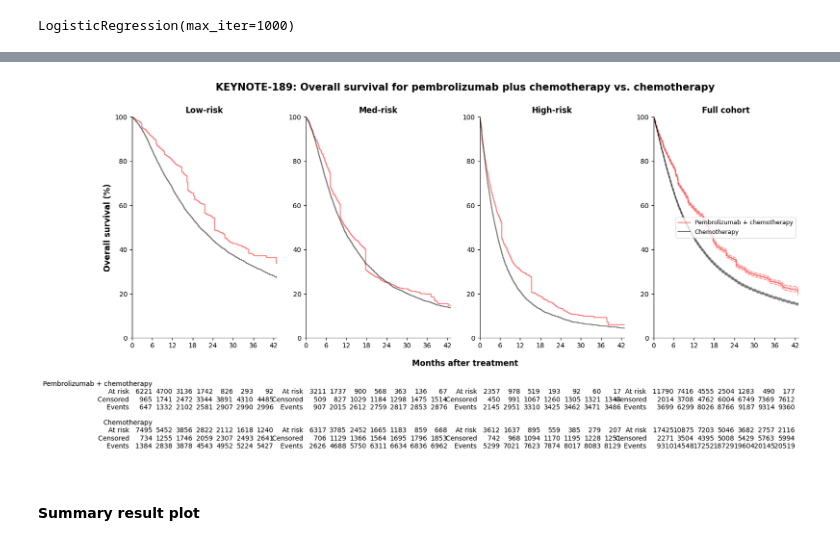
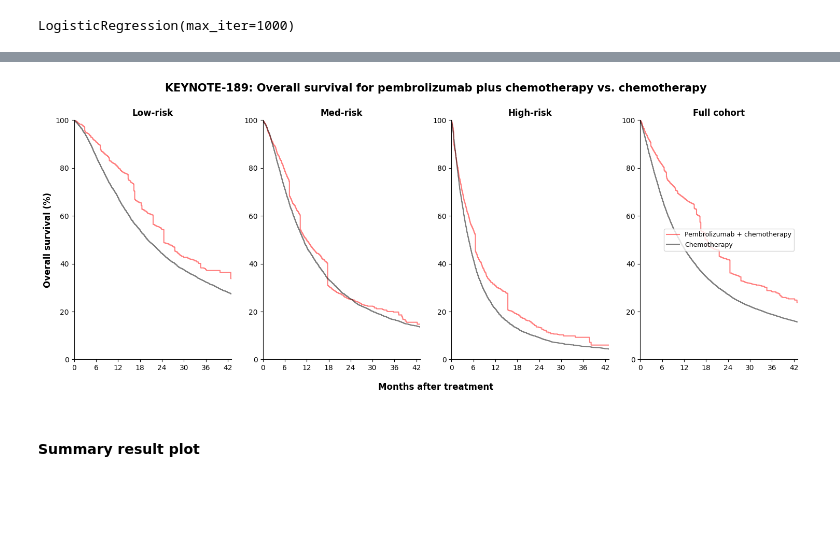
Before and after one commit to xavier-orcutt/TrialTranslator-notebooks, a Jupyter notebook: lung/rtrials_wt3r_33c.ipynb, the cells around one changed output, grey strips where cells are left out. Drawn from its saved outputs; the diff is of its cells as text; code cells hidden in the pictures; blank space fills up the shorter version.

```diff
--- a/lung/rtrials_wt3r_33c.ipynb
+++ b/lung/rtrials_wt3r_33c.ipynb
@@ -2559,10 +2566,12 @@ LogisticRegression(max_iter=1000)
 pred_low = lr_189_low.predict_proba(key_189_low_x)
 pred_med = lr_189_med.predict_proba(key_189_med_x)
 pred_high = lr_189_high.predict_proba(key_189_high_x)
+pred_all = lr_189_all.predict_proba(key_189_all_x)
 # %%
 key_189_iptw_low['ps'] = pred_low[:, 1]
 key_189_iptw_med['ps'] = pred_med[:, 1]
 key_189_iptw_high['ps'] = pred_high[:, 1]
+key_189_iptw_all['ps'] = pred_all[:, 1]
 # %%
 key_189_iptw_low['weight'] = (
     np.where(key_189_iptw_low['pembro'] == 1, 1/key_189_iptw_low['ps'], 1/(1 - key_189_iptw_low['ps'])))
@@ -2572,8 +2581,9 @@ key_189_iptw_med['weight'] = (
 
 key_189_iptw_high['weight'] = (
     np.where(key_189_iptw_high['pembro'] == 1, 1/key_189_iptw_high['ps'], 1/(1 - key_189_iptw_high['ps'])))
+
+key_189_iptw_all['weight'] = (
+    np.where(key_189_iptw_all['pembro'] == 1, 1/key_189_iptw_all['ps'], 1/(1 - key_189_iptw_all['ps'])))
-# %%
-key_189_iptw_all = pd.concat([key_189_iptw_low, key_189_iptw_med, key_189_iptw_high])
 # %%
 # Low KM curves
 kmf_low_pembro_189_iptw = KaplanMeierFitter()
@@ -2643,14 +2653,8 @@ fig = plt.figure(figsize=(18, 6))
 plt.subplot(1, 4, 1)
 
 plt.step(kmf_low_pembro_189_iptw.timeline, kmf_low_pembro_189_iptw.survival_function_.values*100, color = 'red', alpha = 0.5)
-#plt.step(kmf_low_pembro_189_iptw.confidence_interval_.index, np.array(kmf_low_pembro_189_iptw.confidence_interval_['KM_estimate_upper_0.95'])*100, linestyle = '--', color = 'red', alpha = 0.3)
-#plt.step(kmf_low_pembro_189_iptw.confidence_interval_.index, np.array(kmf_low_pembro_189_iptw.confidence_interval_['KM_estimate_lower_0.95'])*100, linestyle = '--', color = 'red', alpha = 0.3)
-#plt.fill_between(kmf_low_pembro_189_iptw.timeline, np.array(kmf_low_pembro_189_iptw.confidence_interval_['KM_estimate_upper_0.95'])*100, np.array(kmf_low_pembro_189_iptw.confidence_interval_['KM_estimate_lower_0.95'])*100, facecolor = 'red', alpha = 0.1)
 
 plt.step(kmf_low_plat_189_iptw.timeline, kmf_low_plat_189_iptw.survival_function_.values*100, color = 'black', alpha = 0.5)
-#plt.step(kmf_low_plat_189_iptw.confidence_interval_.index, np.array(kmf_low_plat_189_iptw.confidence_interval_['KM_estimate_upper_0.95'])*100, linestyle = '--', color = 'black', alpha = 0.3)
-#plt.step(kmf_low_plat_189_iptw.confidence_interval_.index, np.array(kmf_low_plat_189_iptw.confidence_interval_['KM_estimate_lower_0.95'])*100, linestyle = '--', color = 'black', alpha = 0.3)
-#plt.fill_between(kmf_low_plat_189_iptw.timeline, np.array(kmf_low_plat_189_iptw.confidence_interval_['KM_estimate_upper_0.95'])*100, np.array(kmf_low_plat_189_iptw.confidence_interval_['KM_estimate_lower_0.95'])*100, facecolor = 'black', alpha = 0.1)
 
 plt.xticks(np.arange(0, 43, 6))
 plt.xlim(0, 43)
@@ -2662,20 +2666,12 @@ plt.ylabel('Overall survival (%)', size = 12, weight = 'bold')
 plt.gca().spines['top'].set_visible(False)
 plt.gca().spines['right'].set_visible(False)
 
-add_at_risk_counts(kmf_low_pembro_189_iptw, kmf_low_plat_189_iptw, ypos = -0.8, xticks = np.arange(6, 43, 6), labels = ['Pembrolizumab + chemotherapy', 'Chemotherapy'])
-
 # Plot survival curves for med risk group.
 plt.subplot(1, 4, 2)
 
 plt.step(kmf_med_pembro_189_iptw.timeline, kmf_med_pembro_189_iptw.survival_function_.values*100, color = 'red', alpha = 0.5)
-#plt.step(kmf_med_pembro_189_iptw.confidence_interval_.index, np.array(kmf_med_pembro_189_iptw.confidence_interval_['KM_estimate_upper_0.95'])*100, linestyle = '--', color = 'red', alpha = 0.3)
-#plt.step(kmf_med_pembro_189_iptw.confidence_interval_.index, np.array(kmf_med_pembro_189_iptw.confidence_interval_['KM_estimate_lower_0.95'])*100, linestyle = '--', color = 'red', alpha = 0.3)
-#plt.fill_between(kmf_med_pembro_189_iptw.timeline, np.array(kmf_med_pembro_189_iptw.confidence_interval_['KM_estimate_upper_0.95'])*100, np.array(kmf_med_pembro_189_iptw.confidence_interval_['KM_estimate_lower_0.95'])*100, facecolor = 'red', alpha = 0.1)
 
 plt.step(kmf_med_plat_189_iptw.timeline, kmf_med_plat_189_iptw.survival_function_.values*100, color = 'black', alpha = 0.5)
-#plt.step(kmf_med_plat_189_iptw.confidence_interval_.index, np.array(kmf_med_plat_189_iptw.confidence_interval_['KM_estimate_upper_0.95'])*100, linestyle = '--', color = 'black', alpha = 0.3)
-#plt.step(kmf_med_plat_189_iptw.confidence_interval_.index, np.array(kmf_med_plat_189_iptw.confidence_interval_['KM_estimate_lower_0.95'])*100, linestyle = '--', color = 'black', alpha = 0.3)
-#plt.fill_between(kmf_med_plat_189_iptw.timeline, np.array(kmf_med_plat_189_iptw.confidence_interval_['KM_estimate_upper_0.95'])*100, np.array(kmf_med_plat_189_iptw.confidence_interval_['KM_estimate_lower_0.95'])*100, facecolor = 'black', alpha = 0.1)
 
 plt.xticks(np.arange(0, 43, 6))
 plt.xlim(0, 43)
@@ -2686,20 +2682,12 @@ plt.title('Med-risk', weight = 'bold')
 plt.gca().spines['top'].set_visible(False)
 plt.gca().spines['right'].set_visible(False)
 
-add_at_risk_counts(kmf_med_pembro_189_iptw, kmf_med_plat_189_iptw, ypos = -0.8, xticks = np.arange(6, 43, 6), labels = [' ', ' '])
-
 # Plot survival curves by treatment for high risk group.
 plt.subplot(1, 4, 3)
 
 plt.step(kmf_high_pembro_189_iptw.timeline, kmf_high_pembro_189_iptw.survival_function_.values*100, color = 'red', alpha = 0.5)
-#plt.step(kmf_high_pembro_024_iptw.confidence_interval_.index, np.array(kmf_high_pembro_024_iptw.confidence_interval_['KM_estimate_upper_0.95'])*100, linestyle = '--', color = 'red', alpha = 0.3)
-#plt.step(kmf_high_pembro_024_iptw.confidence_interval_.index, np.array(kmf_high_pembro_024_iptw.confidence_interval_['KM_estimate_lower_0.95'])*100, linestyle = '--', color = 'red', alpha = 0.3)
-#plt.fill_between(kmf_high_pembro_024_iptw.timeline, np.array(kmf_high_pembro_024_iptw.confidence_interval_['KM_estimate_upper_0.95'])*100, np.array(kmf_high_pembro_024_iptw.confidence_interval_['KM_estimate_lower_0.95'])*100, facecolor = 'red', alpha = 0.1)
 
 plt.step(kmf_high_plat_189_iptw.timeline, kmf_high_plat_189_iptw.survival_function_.values*100, color = 'black', alpha = 0.5)
-#plt.step(kmf_high_plat_024_iptw.confidence_interval_.index[:-1], (np.array(kmf_high_plat_024_iptw.confidence_interval_['KM_estimate_upper_0.95'])*100)[:-1], linestyle = '--', color = 'black', alpha = 0.3)
-#plt.step(kmf_high_plat_024_iptw.confidence_interval_.index[:-1], (np.array(kmf_high_plat_024_iptw.confidence_interval_['KM_estimate_lower_0.95'])*100)[:-1], linestyle = '--', color = 'black', alpha = 0.3)
-#plt.fill_between(kmf_high_plat_024_iptw.timeline[:-1], (np.array(kmf_high_plat_024_iptw.confidence_interval_['KM_estimate_upper_0.95'])*100)[:-1], (np.array(kmf_high_plat_024_iptw.confidence_interval_['KM_estimate_lower_0.95'])*100)[:-1], facecolor = 'black', alpha = 0.1)
 
 plt.xticks(np.arange(0, 43, 6))
 plt.xlim(0, 43)
@@ -2708,44 +2696,34 @@ plt.ylim(0, 100)
 plt.title('High-risk', weight = 'bold')
 
 plt.gca().spines['top'].set_visible(False)
 plt.gca().spines['right'].set_visible(False)
 
-add_at_risk_counts(kmf_high_pembro_189_iptw, kmf_high_plat_189_iptw, ypos = -0.8, xticks = np.arange(6, 43, 6), labels = [' ', ' '])
-
 # Plot survival curves by treatment for all risk group.
 plt.subplot(1, 4, 4)
 
 plt.step(kmf_all_pembro_189_iptw.timeline, kmf_all_pembro_189_iptw.survival_function_.values*100, color = 'red', alpha = 0.5, label = 'Pembrolizumab + chemotherapy')
-plt.step(kmf_all_pembro_189_iptw.confidence_interval_.index, np.array(kmf_all_pembro_189_iptw.confidence_interval_['KM_estimate_upper_0.95'])*100, linestyle = '--', color = 'red', alpha = 0.3)
-plt.step(kmf_all_pembro_189_iptw.confidence_interval_.index, np.array(kmf_all_pembro_189_iptw.confidence_interval_['KM_estimate_lower_0.95'])*100, linestyle = '--', color = 'red', alpha = 0.3)
-plt.fill_between(kmf_all_pembro_189_iptw.timeline, np.array(kmf_all_pembro_189_iptw.confidence_interval_['KM_estimate_upper_0.95'])*100, np.array(kmf_all_pembro_189_iptw.confidence_interval_['KM_estimate_lower_0.95'])*100, facecolor = 'red', alpha = 0.1)
 
 plt.step(kmf_all_plat_189_iptw.timeline, kmf_all_plat_189_iptw.survival_function_.values*100, color = 'black', alpha = 0.5, label = 'Chemotherapy')
-plt.step(kmf_all_plat_189_iptw.confidence_interval_.index, np.array(kmf_all_plat_189_iptw.confidence_interval_['KM_estimate_upper_0.95'])*100, linestyle = '--', color = 'black', alpha = 0.3)
-plt.step(kmf_all_plat_189_iptw.confidence_interval_.index, np.array(kmf_all_plat_189_iptw.confidence_interval_['KM_estimate_lower_0.95'])*100, linestyle = '--', color = 'black', alpha = 0.3)
-plt.fill_between(kmf_all_plat_189_iptw.timeline, np.array(kmf_all_plat_189_iptw.confidence_interval_['KM_estimate_upper_0.95'])*100, np.array(kmf_all_plat_189_iptw.confidence_interval_['KM_estimate_lower_0.95'])*100, facecolor = 'black', alpha = 0.1)
 
 plt.xticks(np.arange(0, 43, 6))
 plt.xlim(0, 43)
 plt.ylim(0, 100)
 
 plt.title('Full cohort', weight = 'bold')
 
 plt.gca().spines['top'].set_visible(False)
 plt.gca().spines['right'].set_visible(False)
 
 plt.legend(loc = 'center right', prop = {'size': 9})
 
-add_at_risk_counts(kmf_all_pembro_189_iptw, kmf_all_plat_189_iptw, ypos = -0.8, xticks = np.arange(6, 43, 6), labels = [' ', ' '])
-
 fig.add_subplot(1, 1, 1, frameon = False)
 plt.tick_params(labelcolor = 'none', which = 'both', top = False, bottom = False, left = False, right = False)
 plt.xlabel('Months after treatment', labelpad = 15, size = 12, weight = 'bold')
 plt.title('KEYNOTE-189: Overall survival for pembrolizumab plus chemotherapy vs. chemotherapy', pad = 40, size = 15, weight = 'bold')
 
 plt.show()
 # %% [output]
-[figure, old version]
+[figure, new version]
 # %% [markdown]
 #### Summary result plot
 # %%
```
Also changed, not shown: parts of 116 cells of this notebook, 2 other files.
